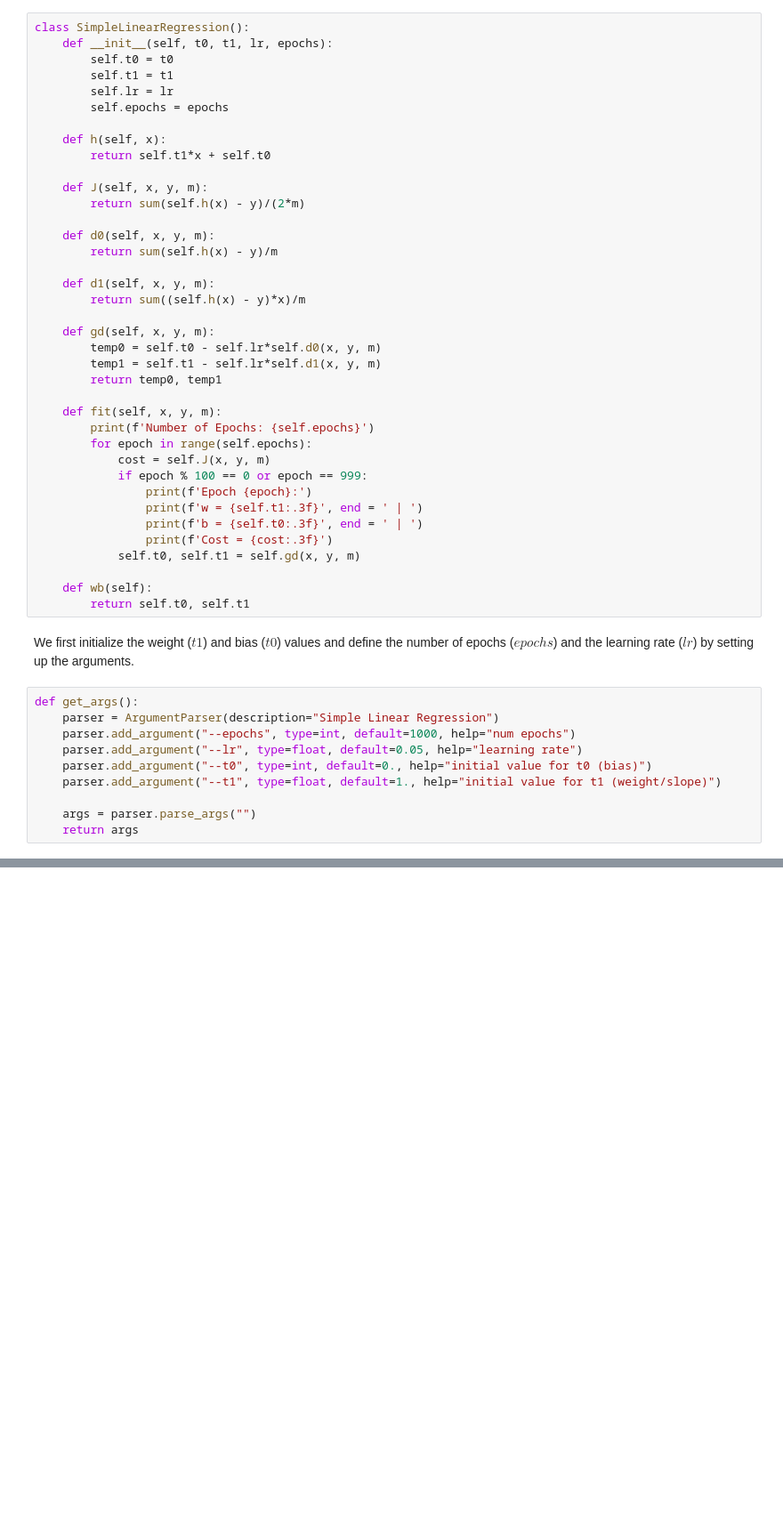
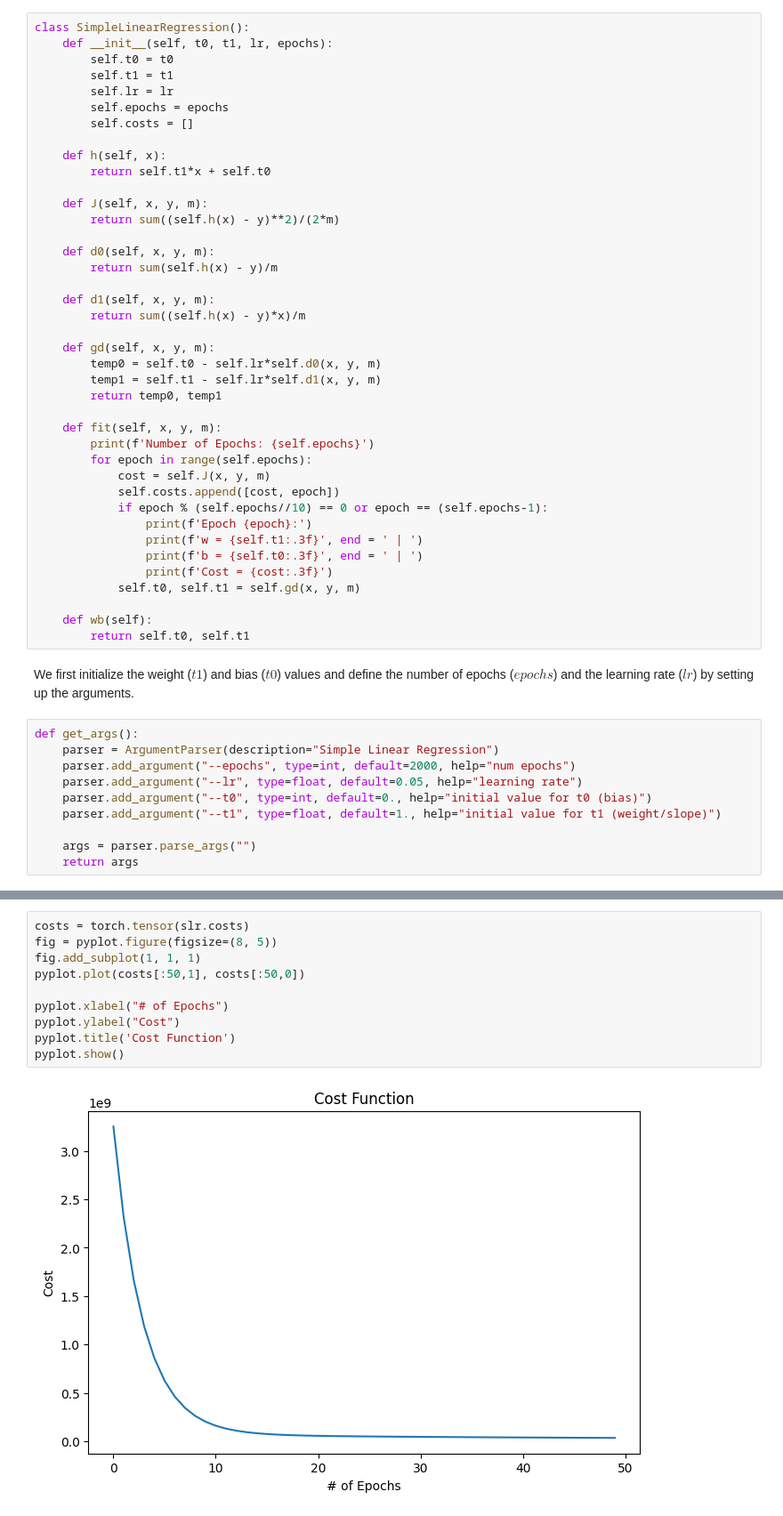
Before and after one commit to davidpiscasio/data-science, a Jupyter notebook: LinearRegression/linear_regression.ipynb, the cells around one changed output, grey strips where cells are left out. Shown: that part at 89% size. Saved outputs shown, nothing was run; the diff lists cells and outputs as text; blank space fills up the shorter version.

```diff
--- a/LinearRegression/linear_regression.ipynb
+++ b/LinearRegression/linear_regression.ipynb
@@ -91,12 +91,13 @@ class SimpleLinearRegression():
         self.t1 = t1
         self.lr = lr
         self.epochs = epochs
+        self.costs = []
 
     def h(self, x):
         return self.t1*x + self.t0
 
     def J(self, x, y, m):
-        return sum(self.h(x) - y)/(2*m)
+        return sum((self.h(x) - y)**2)/(2*m)
 
     def d0(self, x, y, m):
         return sum(self.h(x) - y)/m
@@ -113,7 +114,8 @@ class SimpleLinearRegression():
         print(f'Number of Epochs: {self.epochs}')
         for epoch in range(self.epochs):
             cost = self.J(x, y, m)
-            if epoch % 100 == 0 or epoch == 999:
+            self.costs.append([cost, epoch])
+            if epoch % (self.epochs//10) == 0 or epoch == (self.epochs-1):
                 print(f'Epoch {epoch}:')
                 print(f'w = {self.t1:.3f}', end = ' | ')
                 print(f'b = {self.t0:.3f}', end = ' | ')
@@ -127,7 +129,7 @@ We first initialize the weight ($t1$) and bias ($t0$) values and define the numb
 # %%
 def get_args():
     parser = ArgumentParser(description="Simple Linear Regression")
-    parser.add_argument("--epochs", type=int, default=1000, help="num epochs")
+    parser.add_argument("--epochs", type=int, default=2000, help="num epochs")
     parser.add_argument("--lr", type=float, default=0.05, help="learning rate")
     parser.add_argument("--t0", type=int, default=0., help="initial value for t0 (bias)")
     parser.add_argument("--t1", type=float, default=1., help="initial value for t1 (weight/slope)")
@@ -168,0 +173,12 @@ Bias: 25791.625
+# %%
+costs = torch.tensor(slr.costs)
+fig = pyplot.figure(figsize=(8, 5))
+fig.add_subplot(1, 1, 1)
+pyplot.plot(costs[:50,1], costs[:50,0])
+
+pyplot.xlabel("# of Epochs")
+pyplot.ylabel("Cost")
+pyplot.title('Cost Function')
+pyplot.show()
+# %% [output]
+[figure, added]
```
Also changed, not shown: parts of 3 cells of this notebook.
